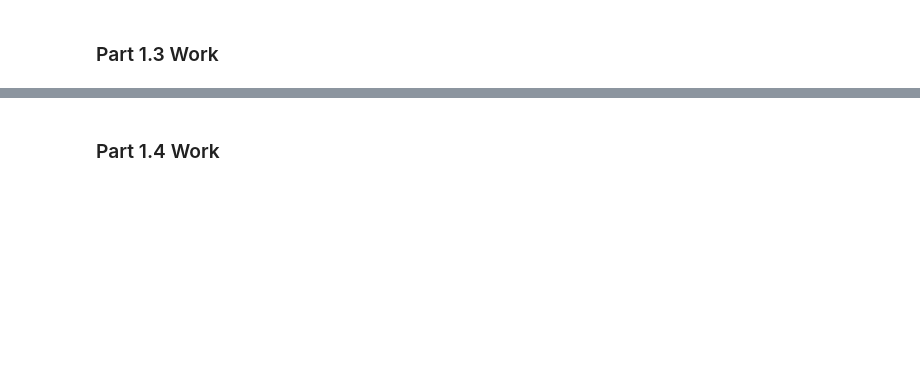
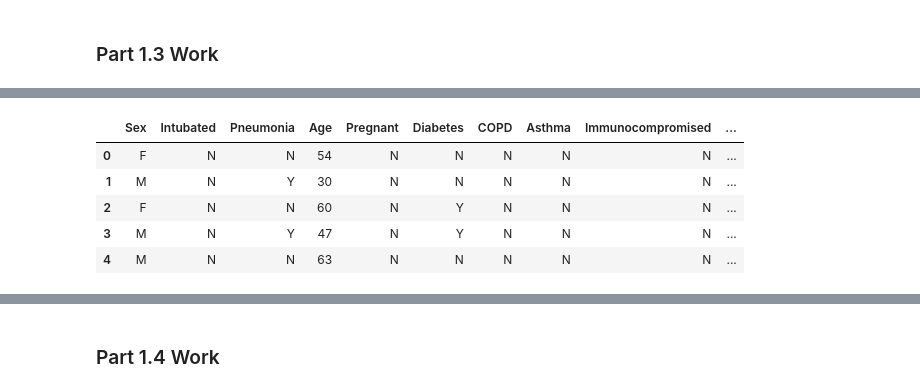
Before and after one commit to ryanquinnnelson/CMU-02718-HW3, a Jupyter notebook: HW_3_ryann.ipynb, the cells around one changed output, grey strips where cells are left out. Drawn from its saved outputs; the diff is of its cells as text; code cells hidden in the pictures; blank space fills up the shorter version.

```diff
--- a/HW_3_ryann.ipynb
+++ b/HW_3_ryann.ipynb
@@ -356,0 +395,6 @@ wrapper_results
+# %%
+from sklearn.impute import SimpleImputer
+
+imp = SimpleImputer(strategy="most_frequent")
+# %%
+ndarray_imputed = imp.fit_transform(df_original)
@@ -356,0 +418,11 @@ wrapper_results
+# %%
+# convert back to DataFrame
+df_imputed = pd.DataFrame(ndarray_imputed, columns=df_original.columns)
+df_imputed.head()
+# %% [output]
+|  | Sex | Intubated | Pneumonia | Age | Pregnant | Diabetes | COPD | Asthma | Immunocompromised | ... |
+| 0 | F | N | N | 54 | N | N | N | N | N | ... |
+| 1 | M | N | Y | 30 | N | N | N | N | N | ... |
+| 2 | F | N | N | 60 | N | Y | N | N | N | ... |
+| 3 | M | N | Y | 47 | N | Y | N | N | N | ... |
+| 4 | M | N | N | 63 | N | N | N | N | N | ... |
```
Also changed, not shown: parts of 55 cells of this notebook.
